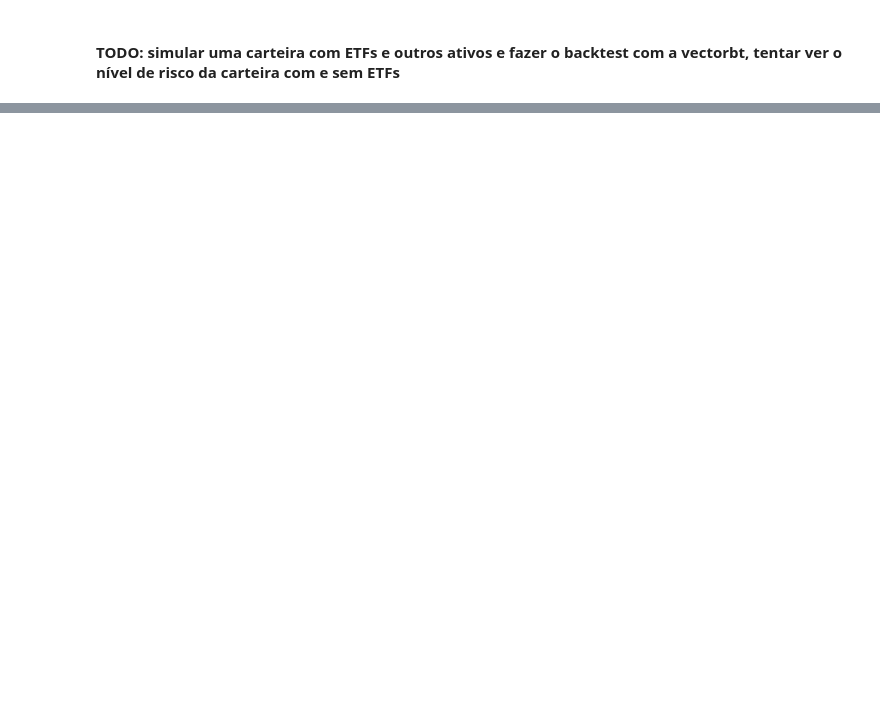
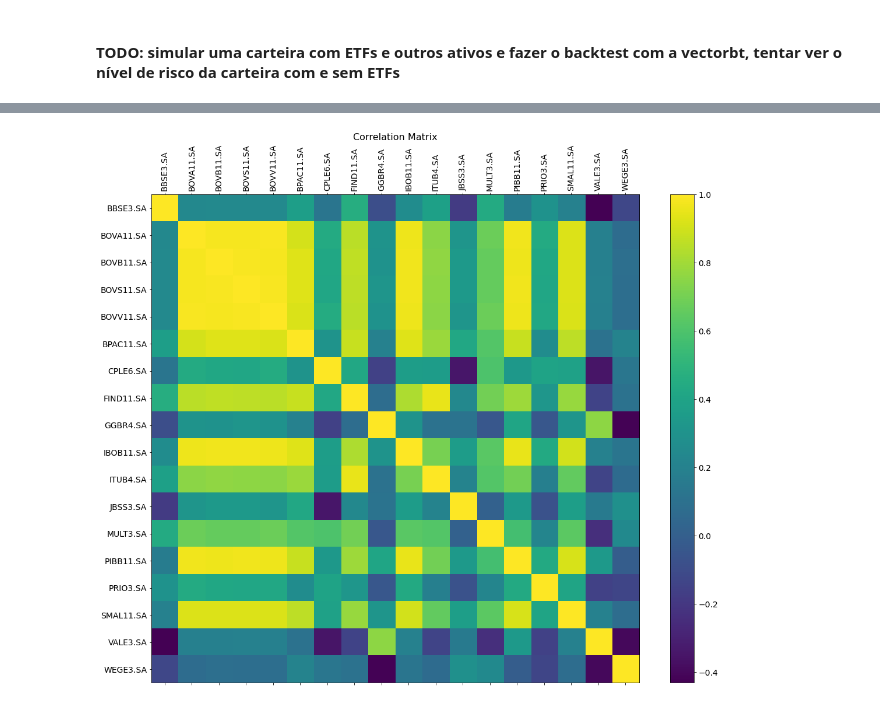
Before and after one commit to alanceloth/PortfolioDS, a Jupyter notebook: Analisando ETFs/analise_etf.ipynb, the cells around one changed output, grey strips where cells are left out. Drawn from its saved outputs; the diff is of its cells as text; code cells hidden in the pictures; blank space fills up the shorter version.

Commit message:
update: inserido carteira 1

```diff
--- a/Analisando ETFs/analise_etf.ipynb
+++ b/Analisando ETFs/analise_etf.ipynb
@@ -465,0 +1005,4 @@ desempenhos_top10_etfs_volumes.plot(figsize=(16,9));
+# %%
+ativos_acoes = [i + '.SA' for i in list(df_ativos.index)]
+# %%
+ativos = ativos_acoes + ativos_etfs
@@ -465,0 +1034,4 @@ desempenhos_top10_etfs_volumes.plot(figsize=(16,9));
+# %%
+carteira_etf_acoes = yf.download(ativos ,start = '2023-01-01', end='2023-05-01')['Adj Close']
+carteira_etf_acoes = carteira_etf_acoes.dropna()
+carteira_etf_acoes.head()
@@ -465,0 +1065,4 @@ desempenhos_top10_etfs_volumes.plot(figsize=(16,9));
+# %%
+mean = expected_returns.mean_historical_return(carteira_etf_acoes)
+
+s = CovarianceShrinkage(carteira_etf_acoes).ledoit_wolf()
@@ -465,0 +1090,10 @@ desempenhos_top10_etfs_volumes.plot(figsize=(16,9));
+# %%
+f = plt.figure(figsize=(19, 15))
+plt.matshow(s.corr(), fignum=f.number)
+plt.xticks(range(s.select_dtypes(['number']).shape[1]), s.select_dtypes(['number']).columns, fontsize=14, rotation=90)
+plt.yticks(range(s.select_dtypes(['number']).shape[1]), s.select_dtypes(['number']).columns, fontsize=14)
+cb = plt.colorbar()
+cb.ax.tick_params(labelsize=14)
+plt.title('Correlation Matrix', fontsize=16);
+# %% [output]
+[figure, added]
```
Also changed, not shown: parts of 94 cells of this notebook, 2 other files.
